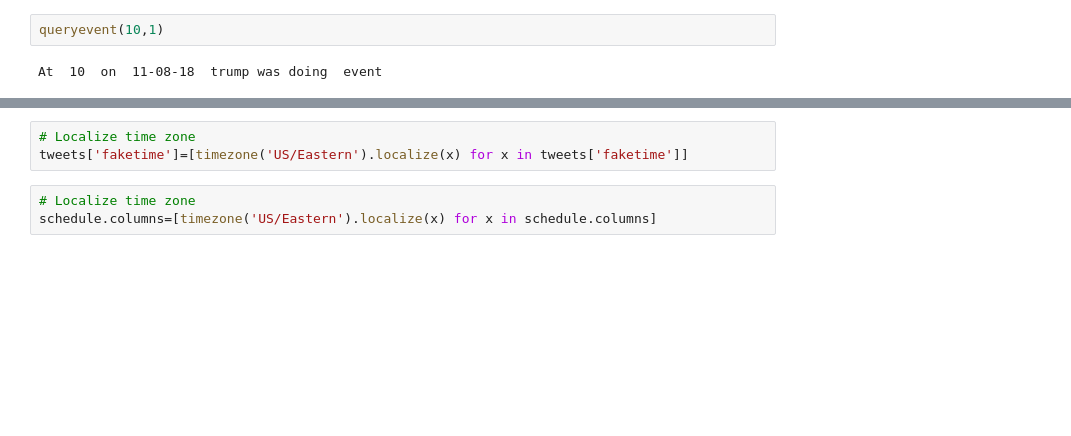
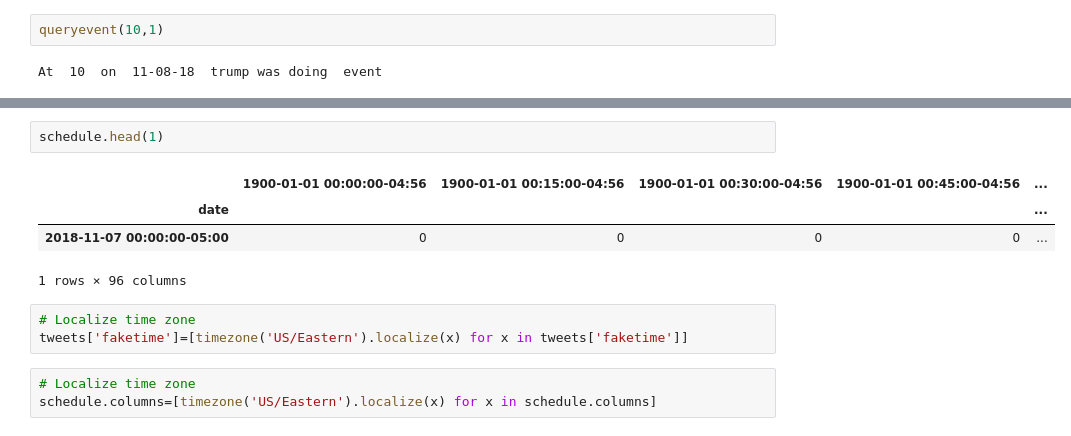
Before and after one commit to janeadams/trump_tweet_time, a Jupyter notebook: trump_tweet_schedule_heatmap.ipynb, the cells around one changed output, grey strips where cells are left out. Saved outputs shown, nothing was run; the diff lists cells and outputs as text; blank space fills up the shorter version.

```diff
--- a/trump_tweet_schedule_heatmap.ipynb
+++ b/trump_tweet_schedule_heatmap.ipynb
@@ -228,3 +240,10 @@ At  10  on  11-08-18  trump was doing  event
+# %%
+schedule.head(1)
+# %% [output]
+|  | 1900-01-01 00:00:00-04:56 | 1900-01-01 00:15:00-04:56 | 1900-01-01 00:30:00-04:56 | 1900-01-01 00:45:00-04:56 | ... |
+| date |  |  |  |  | ... |
+| 2018-11-07 00:00:00-05:00 | 0 | 0 | 0 | 0 | ... |
+1 rows × 96 columns
 # %%
 # Localize time zone
 tweets['faketime']=[timezone('US/Eastern').localize(x) for x in tweets['faketime']]
```
Also changed, not shown: parts of 3 cells of this notebook, 1 other file.
